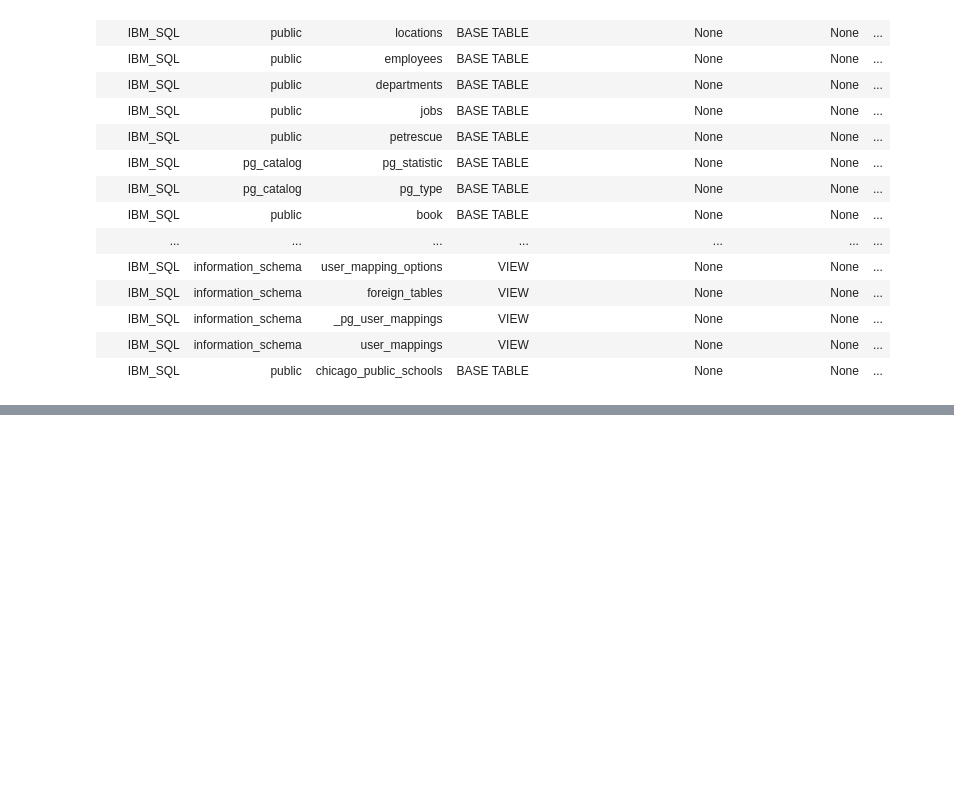
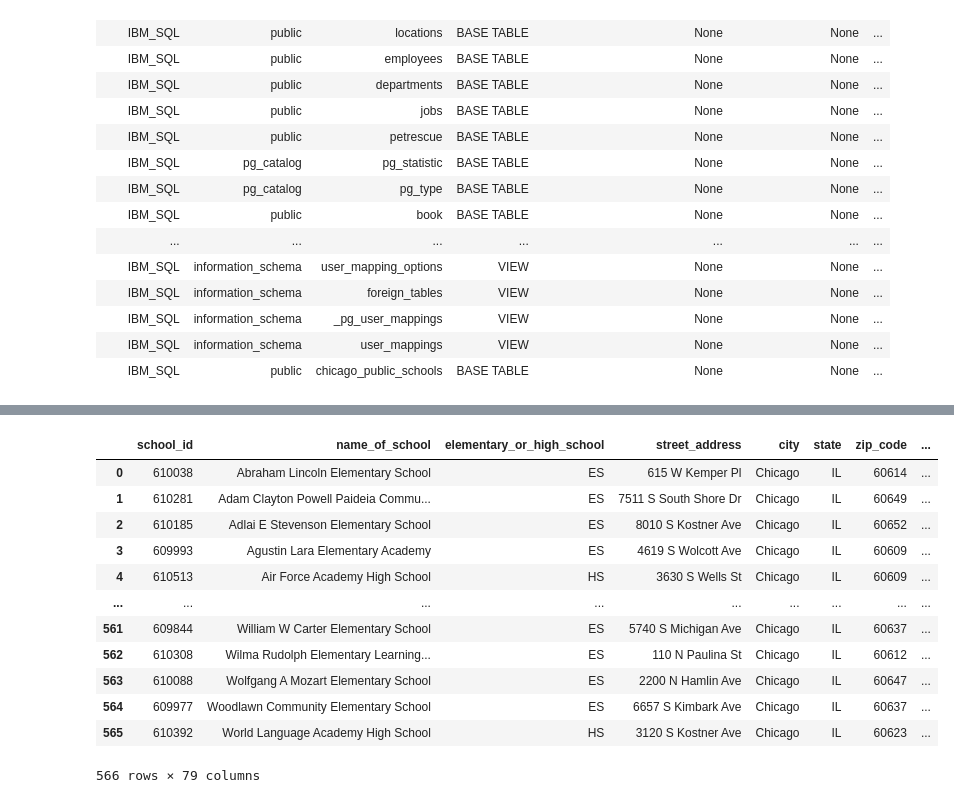
Before and after one commit to odinicc/Data-Practice, a Jupyter notebook: SQL for Data Science - IBM DB0201EN/Ex5 - Python/Untitled.ipynb, the cells around one changed output, grey strips where cells are left out. Cells and saved outputs as stored; diff of their text form; code cells hidden in the pictures; blank space fills up the shorter version.

```diff
--- a/SQL for Data Science - IBM DB0201EN/Ex5 - Python/Untitled.ipynb
+++ b/SQL for Data Science - IBM DB0201EN/Ex5 - Python/Untitled.ipynb
@@ -84,0 +104,2 @@ SELECT * FROM information_schema.tables
+# %%
+pd.set_option('display.max_columns', None)
@@ -84,0 +168,18 @@ SELECT * FROM information_schema.tables
+# %%
+pd.options.display.max_colwidth = 200
+# %%
+df.replace(to_replace ="{'url': ", value ="")
+# %% [output]
+|  | school_id | name_of_school | elementary_or_high_school | street_address | city | state | zip_code | ... |
+| 0 | 610038 | Abraham Lincoln Elementary School | ES | 615 W Kemper Pl | Chicago | IL | 60614 | ... |
+| 1 | 610281 | Adam Clayton Powell Paideia Commu... | ES | 7511 S South Shore Dr | Chicago | IL | 60649 | ... |
+| 2 | 610185 | Adlai E Stevenson Elementary School | ES | 8010 S Kostner Ave | Chicago | IL | 60652 | ... |
+| 3 | 609993 | Agustin Lara Elementary Academy | ES | 4619 S Wolcott Ave | Chicago | IL | 60609 | ... |
+| 4 | 610513 | Air Force Academy High School | HS | 3630 S Wells St | Chicago | IL | 60609 | ... |
+| ... | ... | ... | ... | ... | ... | ... | ... | ... |
+| 561 | 609844 | William W Carter Elementary School | ES | 5740 S Michigan Ave | Chicago | IL | 60637 | ... |
+| 562 | 610308 | Wilma Rudolph Elementary Learning... | ES | 110 N Paulina St | Chicago | IL | 60612 | ... |
+| 563 | 610088 | Wolfgang A Mozart Elementary School | ES | 2200 N Hamlin Ave | Chicago | IL | 60647 | ... |
+| 564 | 609977 | Woodlawn Community Elementary School | ES | 6657 S Kimbark Ave | Chicago | IL | 60637 | ... |
+| 565 | 610392 | World Language Academy High School | HS | 3120 S Kostner Ave | Chicago | IL | 60623 | ... |
+566 rows × 79 columns
```
Also changed, not shown: parts of 34 cells of this notebook, 4 other files.
